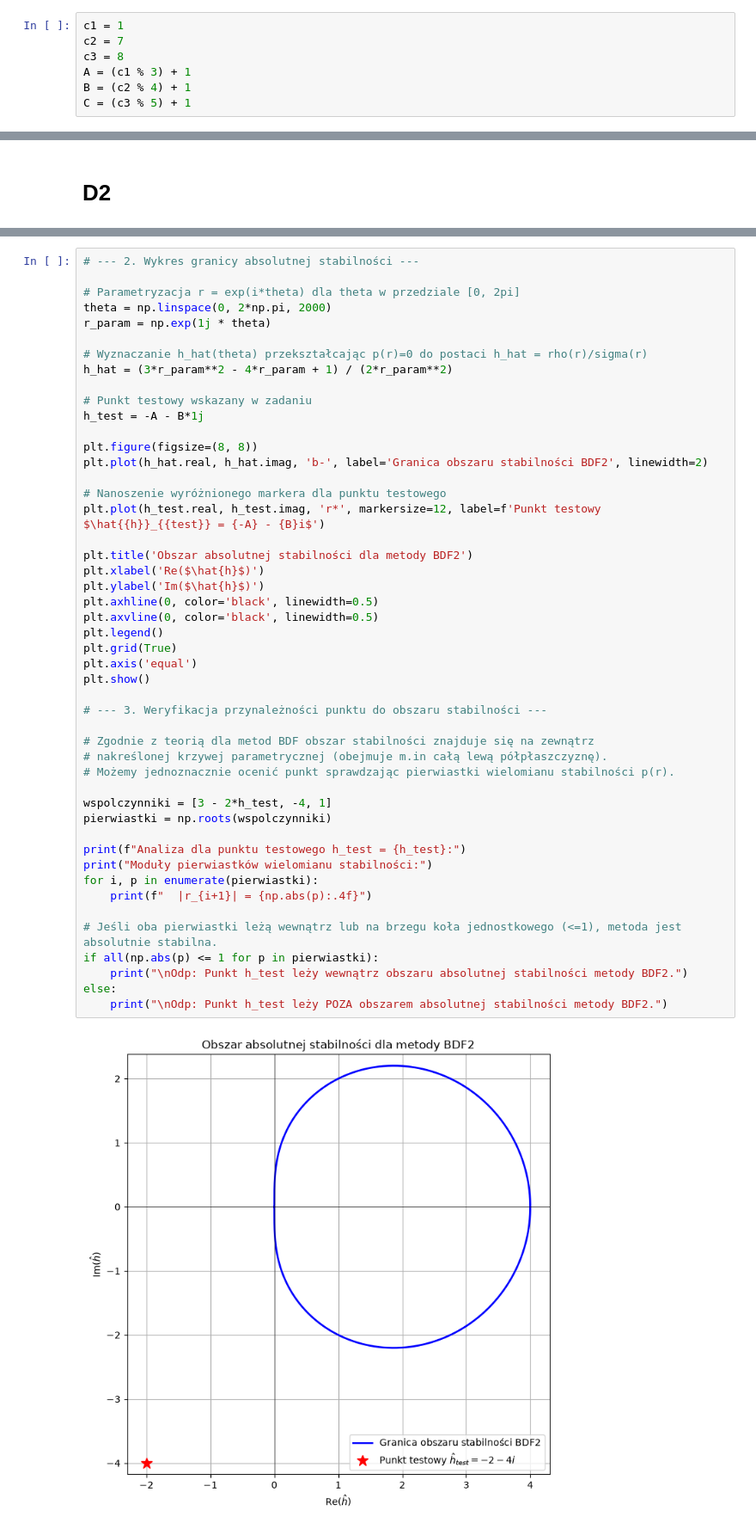
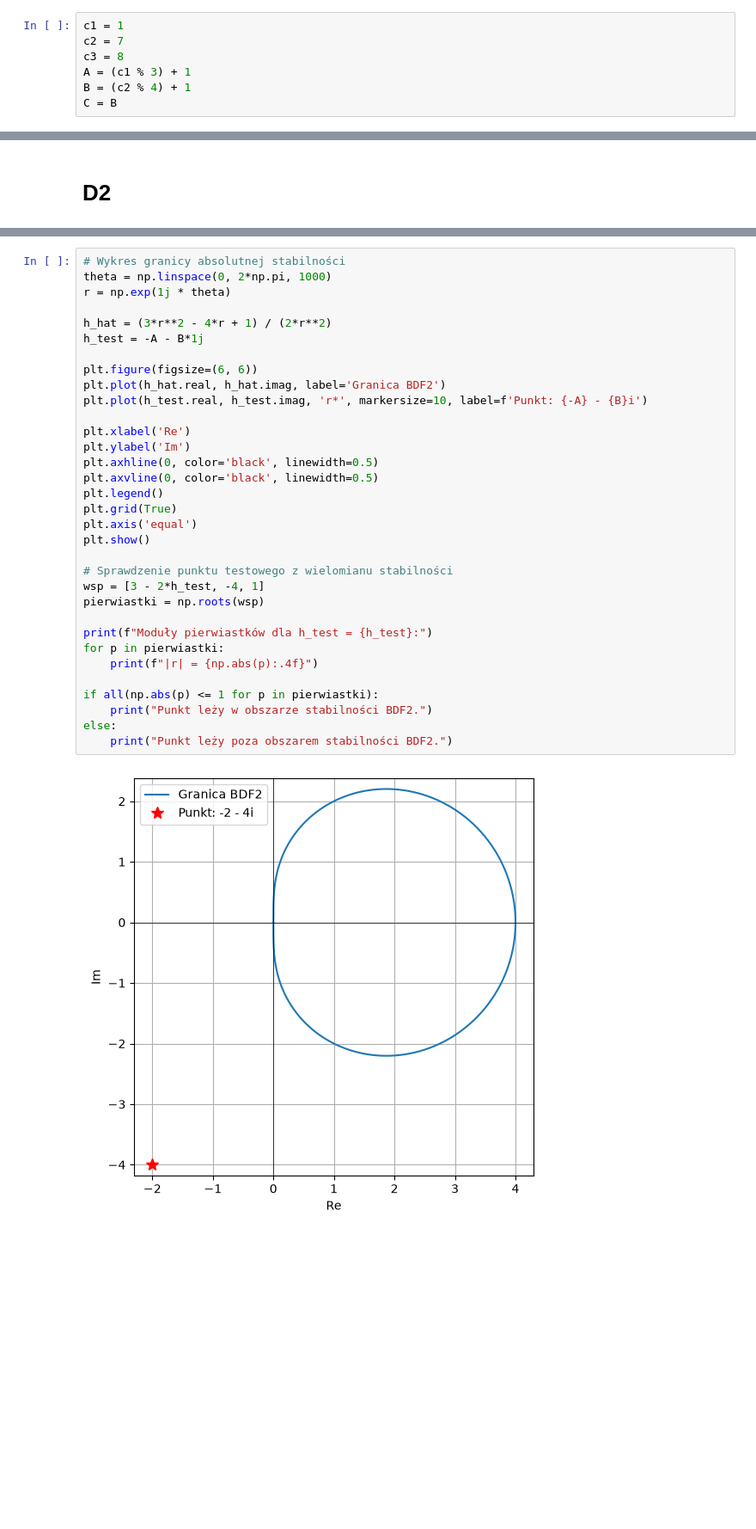
Before and after one commit to kkrol2003/RR_2026Z, a Jupyter notebook: praca_domowa_2.ipynb, the cells around one changed output, grey strips where cells are left out. Shown at 86% size. Cells and saved outputs as stored; diff of their text form; blank space fills up the shorter version.

```diff
--- a/praca_domowa_2.ipynb
+++ b/praca_domowa_2.ipynb
@@ -8,7 +8,7 @@ c2 = 7
 c3 = 8
 A = (c1 % 3) + 1
 B = (c2 % 4) + 1
-C = (c3 % 5) + 1
+C = B
 # %% [markdown]
 # D1
 # %% [markdown]
@@ -218,50 +235,35 @@ Rząd dla h=0.05 i h=0.025: -0.1750
 # %%
-# --- 2. Wykres granicy absolutnej stabilności ---
+# Wykres granicy absolutnej stabilności
+theta = np.linspace(0, 2*np.pi, 1000)
+r = np.exp(1j * theta)
 
-# Parametryzacja r = exp(i*theta) dla theta w przedziale [0, 2pi]
-theta = np.linspace(0, 2*np.pi, 2000)
-r_param = np.exp(1j * theta)
-
-# Wyznaczanie h_hat(theta) przekształcając p(r)=0 do postaci h_hat = rho(r)/sigma(r)
-h_hat = (3*r_param**2 - 4*r_param + 1) / (2*r_param**2)
-
-# Punkt testowy wskazany w zadaniu
+h_hat = (3*r**2 - 4*r + 1) / (2*r**2)
 h_test = -A - B*1j
 
-plt.figure(figsize=(8, 8))
-plt.plot(h_hat.real, h_hat.imag, 'b-', label='Granica obszaru stabilności BDF2', linewidth=2)
+plt.figure(figsize=(6, 6))
+plt.plot(h_hat.real, h_hat.imag, label='Granica BDF2')
+plt.plot(h_test.real, h_test.imag, 'r*', markersize=10, label=f'Punkt: {-A} - {B}i')
 
-# Nanoszenie wyróżnionego markera dla punktu testowego
-plt.plot(h_test.real, h_test.imag, 'r*', markersize=12, label=f'Punkt testowy $\hat{{h}}_{{test}} = {-A} - {B}i$')
-
-plt.title('Obszar absolutnej stabilności dla metody BDF2')
-plt.xlabel('Re($\hat{h}$)')
-plt.ylabel('Im($\hat{h}$)')
+plt.xlabel('Re')
+plt.ylabel('Im')
 plt.axhline(0, color='black', linewidth=0.5)
 plt.axvline(0, color='black', linewidth=0.5)
 plt.legend()
 plt.grid(True)
 plt.axis('equal')
 plt.show()
 
-# --- 3. Weryfikacja przynależności punktu do obszaru stabilności ---
+# Sprawdzenie punktu testowego z wielomianu stabilności
+wsp = [3 - 2*h_test, -4, 1]
+pierwiastki = np.roots(wsp)
 
-# Zgodnie z teorią dla metod BDF obszar stabilności znajduje się na zewnątrz
-# nakreślonej krzywej parametrycznej (obejmuje m.in całą lewą półpłaszczyznę).
-# Możemy jednoznacznie ocenić punkt sprawdzając pierwiastki wielomianu stabilności p(r).
+print(f"Moduły pierwiastków dla h_test = {h_test}:")
+for p in pierwiastki:
+    print(f"|r| = {np.abs(p):.4f}")
 
-wspolczynniki = [3 - 2*h_test, -4, 1]
-pierwiastki = np.roots(wspolczynniki)
-
-print(f"Analiza dla punktu testowego h_test = {h_test}:")
-print("Moduły pierwiastków wielomianu stabilności:")
-for i, p in enumerate(pierwiastki):
-    print(f"  |r_{i+1}| = {np.abs(p):.4f}")
-
-# Jeśli oba pierwiastki leżą wewnątrz lub na brzegu koła jednostkowego (<=1), metoda jest absolutnie stabilna.
 if all(np.abs(p) <= 1 for p in pierwiastki):
-    print("\nOdp: Punkt h_test leży wewnątrz obszaru absolutnej stabilności metody BDF2.")
+    print("Punkt leży w obszarze stabilności BDF2.")
 else:
-    print("\nOdp: Punkt h_test leży POZA obszarem absolutnej stabilności metody BDF2.")
+    print("Punkt leży poza obszarem stabilności BDF2.")
 # %% [output]
-[figure, old version]
+[figure, new version]
```
Also changed, not shown: parts of 4 cells of this notebook, 1 other file.
